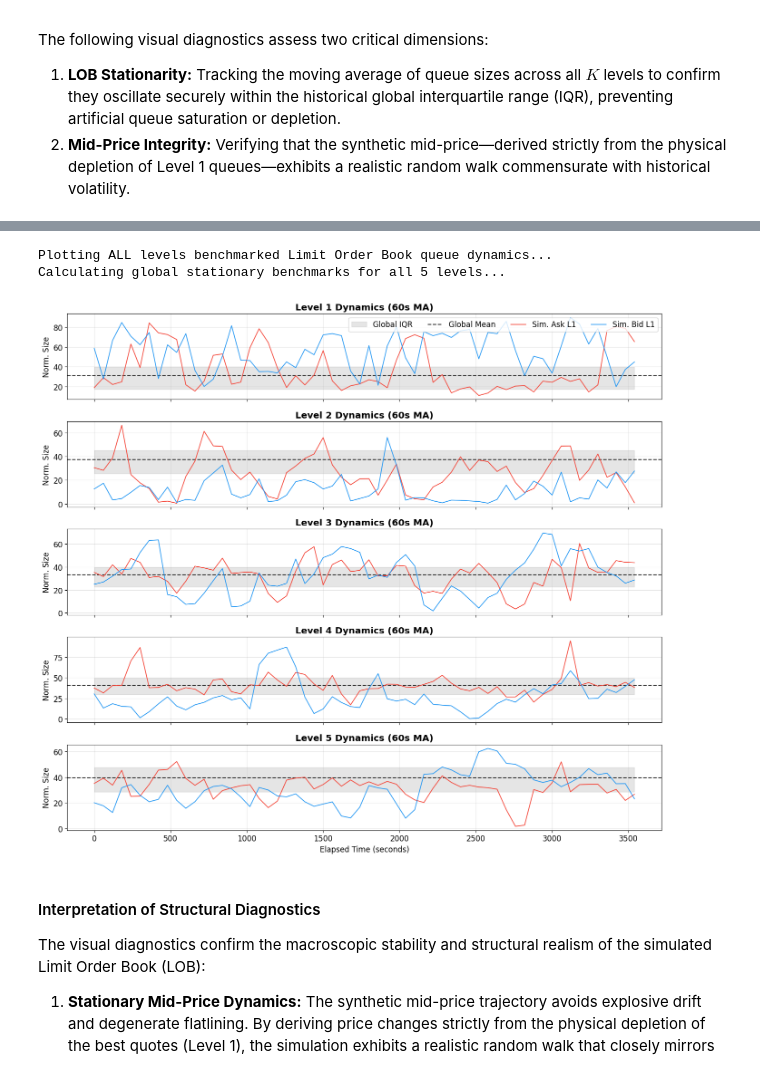
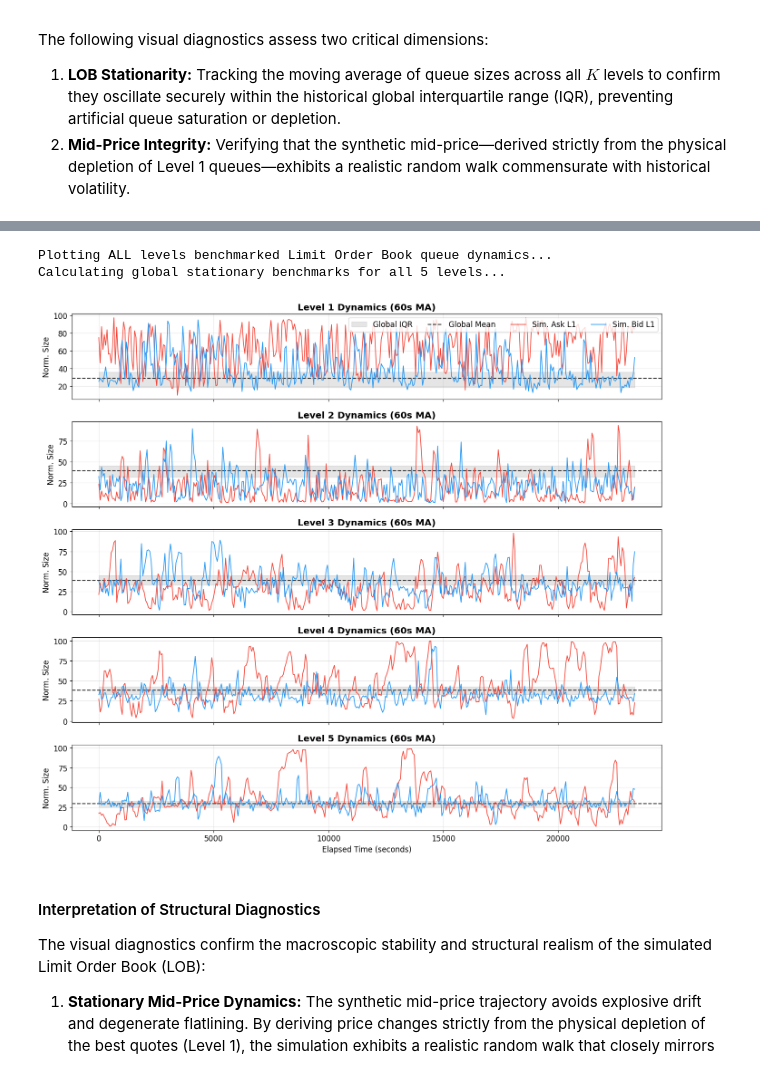
Before and after one commit to archer-paul/DeepQR-Microstructure, a Jupyter notebook: 03_mdqr_MLP-v3-best-1d.ipynb, the cells around one changed output, grey strips where cells are left out. Saved outputs shown, nothing was run; the diff lists cells and outputs as text; code cells hidden in the pictures.

```diff
--- a/03_mdqr_MLP-v3-best-1d.ipynb
+++ b/03_mdqr_MLP-v3-best-1d.ipynb
@@ -586,6 +594,29 @@ Xc_va, Xh_va, Xl_va, Xg_va, Ej_va, Dt_va = _to_tensors(ds_val)
 if use_cuda:
     Xc_tr, Xh_tr, Xl_tr, Xg_tr, Ej_tr, Dt_tr = (t.to(device) for t in (Xc_tr, Xh_tr, Xl_tr, Xg_tr, Ej_tr, Dt_tr))
     Xc_va, Xh_va, Xl_va, Xg_va, Ej_va, Dt_va = (t.to(device) for t in (Xc_va, Xh_va, Xl_va, Xg_va, Ej_va, Dt_va))
+
+print("Transferring intensity data to the device (this might take a few seconds)...")
+use_cuda = device.type == 'cuda'
+use_mps  = device.type == 'mps'
+use_accel = use_cuda or use_mps
+
+Xc_tr, Xh_tr, Xl_tr, Xg_tr, Ej_tr, Dt_tr = _to_tensors(ds_train)
+Xc_va, Xh_va, Xl_va, Xg_va, Ej_va, Dt_va = _to_tensors(ds_val)
+
+if use_accel:
+    Xc_tr = Xc_tr.to(device)
+    Xh_tr = Xh_tr.to(device)
+    Xl_tr = Xl_tr.to(device)
+    Xg_tr = Xg_tr.to(device)
+    Ej_tr = Ej_tr.to(device)
+    Dt_tr = Dt_tr.to(device)
+
+    Xc_va = Xc_va.to(device)
+    Xh_va = Xh_va.to(device)
+    Xl_va = Xl_va.to(device)
+    Xg_va = Xg_va.to(device)
+    Ej_va = Ej_va.to(device)
+    Dt_va = Dt_va.to(device)
 
 # --- ARCHITECTURE UPGRADE: emb_dim=16 ---
 mdqr_net = MDQRNet(K=K, n_cont=15, n_hour=7, n_last_classes=4, emb_dim=16).to(device)
@@ -770,6 +801,10 @@ Ys_tr = torch.LongTensor(ds_train['sizes'])
 Ys_va = torch.LongTensor(ds_val['sizes'])
 
 if use_cuda:
+    Ys_tr = Ys_tr.to(device)
+    Ys_va = Ys_va.to(device)
+
+if use_accel:
     Ys_tr = Ys_tr.to(device)
     Ys_va = Ys_va.to(device)
 
@@ -1638,35 +1682,35 @@ def plot_all_lob_levels_global(events, q_mat, df_historical, K=5, window_s=60.0,
 
     for k in range(1, K + 1):
         ax = axes[k-1]
         mu, q25, q75 = get_global_stats(k)
 
         # Benchmarks
         ax.fill_between(t_sec_sim, q25, q75, color='gray', alpha=0.2, label='Global IQR')
         ax.axhline(mu, color='black', linestyle='--', lw=1.5, alpha=0.8, label='Global Mean')
 
         # Simulation lines
         ax.plot(t_sec_sim, df_sim_resampled[f'A{k}'], color='#F44336', lw=1.2, label=f'Sim. Ask L{k}')
         ax.plot(t_sec_sim, df_sim_resampled[f'B{k}'], color='#2196F3', lw=1.2, label=f'Sim. Bid L{k}')
 
         ax.set_ylabel("Norm. Size")
         ax.set_title(f"Level {k} Dynamics ({int(window_s)}s MA)", fontweight='bold')
         ax.grid(True, alpha=0.3)
 
         # Only add legend to the top plot to avoid clutter
         if k == 1:
             ax.legend(loc='upper right', ncol=4)
 
     axes[-1].set_xlabel("Elapsed Time (seconds)")
     plt.tight_layout()
     plt.savefig('fig_all_lob_levels_global.pdf', dpi=150)
     plt.show()
 
 print("Plotting ALL levels benchmarked Limit Order Book queue dynamics...")
-plot_all_lob_levels_global(sim_events, sim_q_mat, df_norm, K=5, window_s=60.0, duration_s=3600.0)
+plot_all_lob_levels_global(sim_events, sim_q_mat, df_norm, K=5, window_s=60.0, duration_s=23400.0)
 # %% [output]
 Plotting ALL levels benchmarked Limit Order Book queue dynamics...
 Calculating global stationary benchmarks for all 5 levels...
-[figure, old version]
+[figure, new version]
 # %% [markdown]
 #### Interpretation of Structural Diagnostics
 
```
Also changed, not shown: parts of 23 cells of this notebook, 10 other files.
